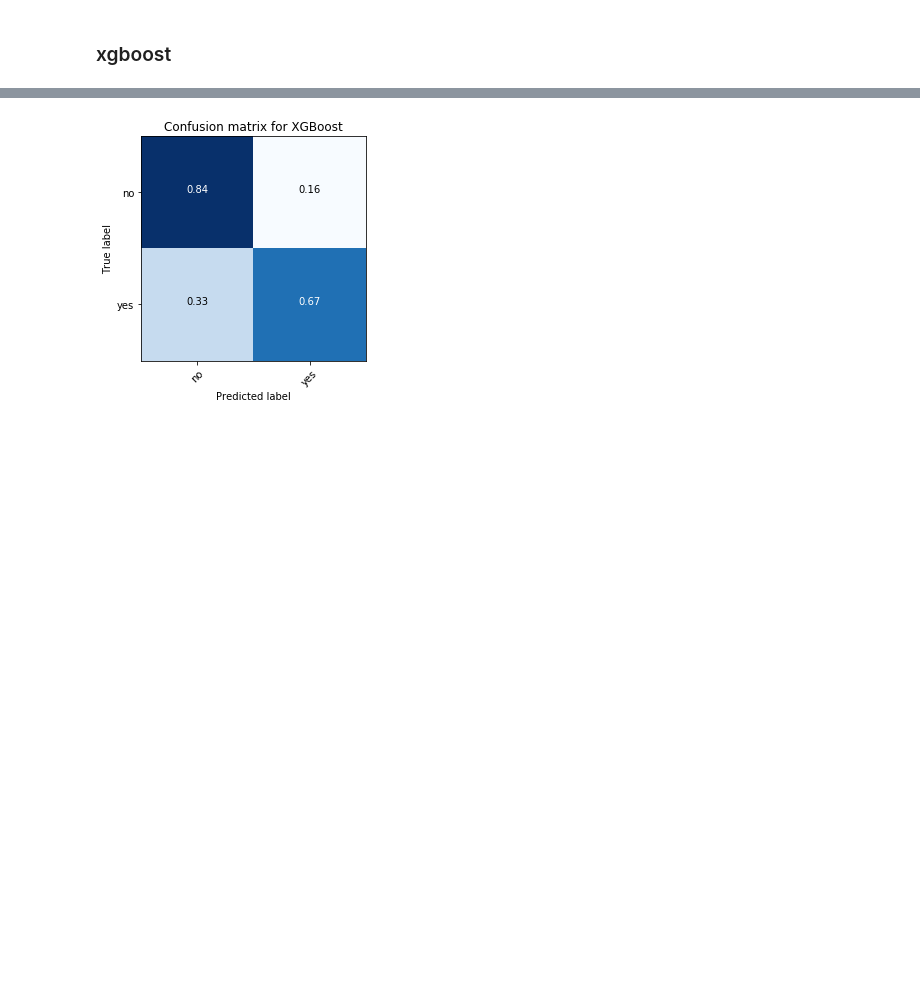
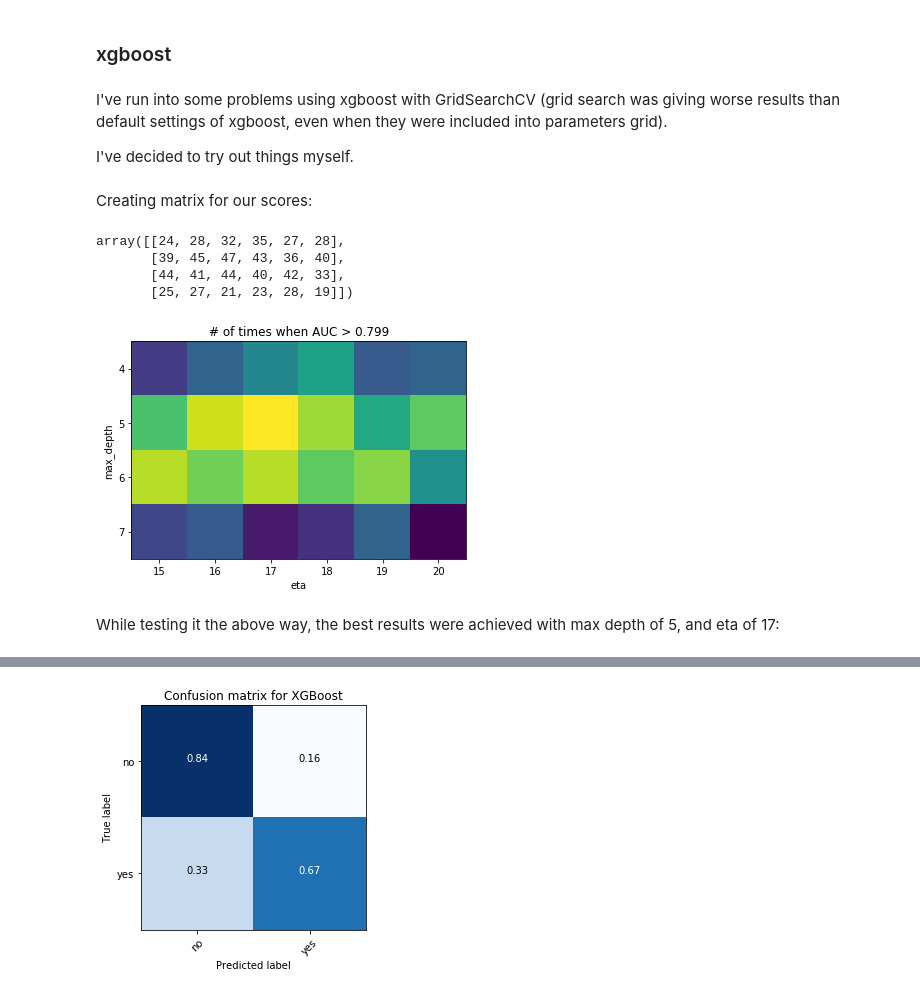
Before and after one commit to szarki/ml1718, a Jupyter notebook: assignment1/assignment1.1.ipynb, the cells around one changed output, grey strips where cells are left out. Cells and saved outputs as stored; diff of their text form; code cells hidden in the pictures; blank space fills up the shorter version.

```diff
--- a/assignment1/assignment1.1.ipynb
+++ b/assignment1/assignment1.1.ipynb
@@ -401,7 +403,7 @@ save_sub("ada", y_sub, id_sub)
 ### GradientBoostingClassifier
 # %%
 param_grid = {"n_estimators": [500, 600],
-              "learning_rate" : [0.5, 1.]}
+              "learning_rate" : [0.1, 0.5, 1.]}
 
 gs = GridSearchCV(GradientBoostingClassifier(),
                   param_grid=param_grid,
@@ -431,8 +433,7 @@ np.random.seed(seed)
 
 def nn_model():
     model = Sequential()
-    model.add(Dense(25, input_dim=52, kernel_initializer='normal', activation='relu'))
-    #model.add(Dense(10, kernel_initializer='normal', activation='relu'))
+    model.add(Dense(26, input_dim=52, kernel_initializer='normal', activation='relu'))
     model.add(Dense(1, kernel_initializer='normal', activation='sigmoid'))
     model.compile(loss='binary_crossentropy', optimizer='adam', metrics=['accuracy'])
     return model
@@ -470,3 +475,13 @@ y_sub = np.ravel(neural_net.predict(X_sub))
 save_sub("nn", y_sub, id_sub)
 # %% [markdown]
 ### xgboost
+# %% [markdown]
+I've run into some problems using xgboost with GridSearchCV (grid search was giving worse results than default settings of xgboost, even when they were included into parameters grid).
+
+I've decided to try out things myself.
+# %% [markdown]
+Creating matrix for our scores:
+# %%
+d, e = 9, 21
+
+test_matrix = [[0 for x in range(e)] for y in range(d)]
@@ -473,3 +538,23 @@ save_sub("nn", y_sub, id_sub)
+# %%
+plot_matrix = np.array(test_matrix)
+plot_matrix[4:8,15:21]
+# %% [output]
+array([[24, 28, 32, 35, 27, 28],
+       [39, 45, 47, 43, 36, 40],
+       [44, 41, 44, 40, 42, 33],
+       [25, 27, 21, 23, 28, 19]])
+# %%
+plt.imshow(plot_matrix[4:8,15:21], aspect='auto')
+plt.title("# of times when AUC > 0.799")
+plt.xticks(range(0, 6), range(15, 21))
+plt.yticks(range(0, 4), range(4, 9))
+plt.ylabel('max_depth')
+plt.xlabel('eta')
+plt.show()
+# %% [output]
+[figure, added]
+# %% [markdown]
+While testing it the above way, the best results were achieved with max depth of 5, and eta of 17:
 # %%
 dtrain = xgb.DMatrix(X, label=y)
 
```
Also changed, not shown: parts of 17 cells of this notebook, 1 other file.
